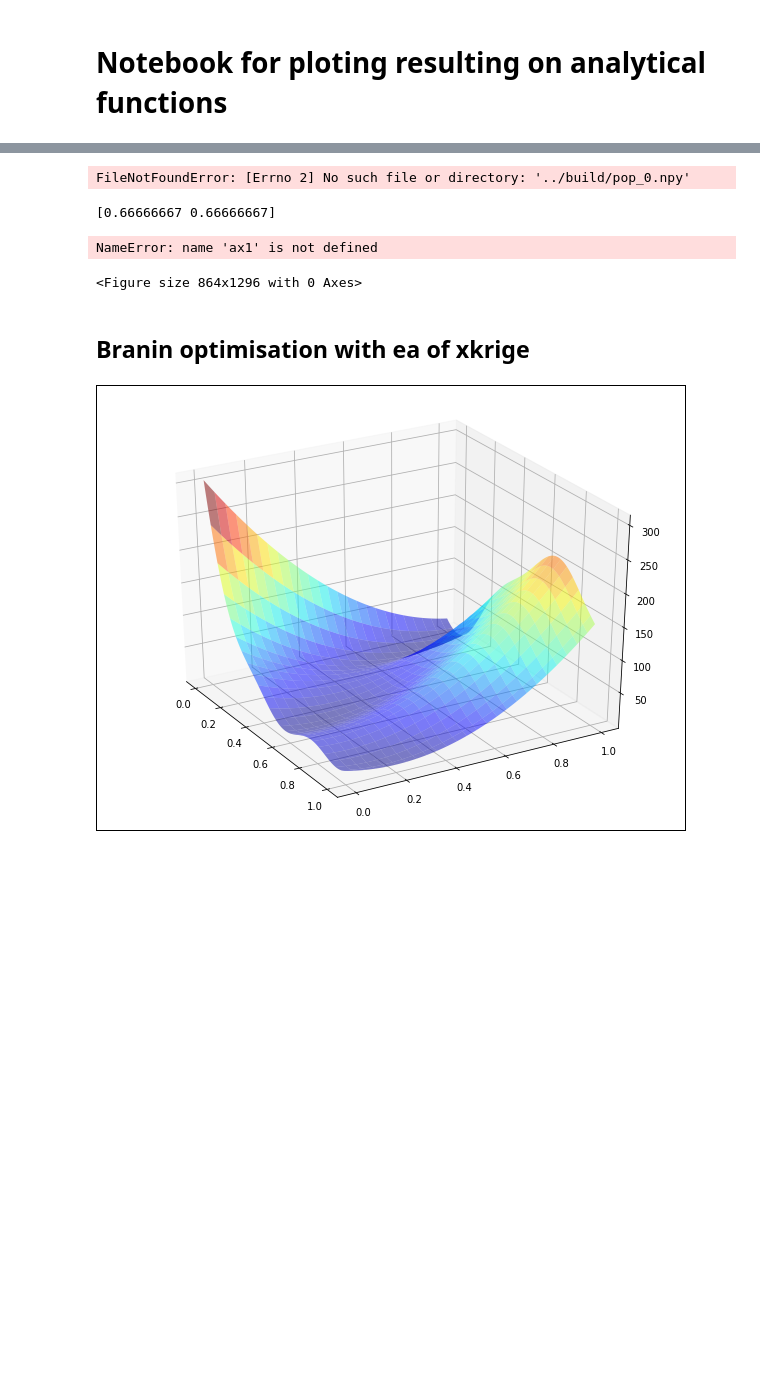
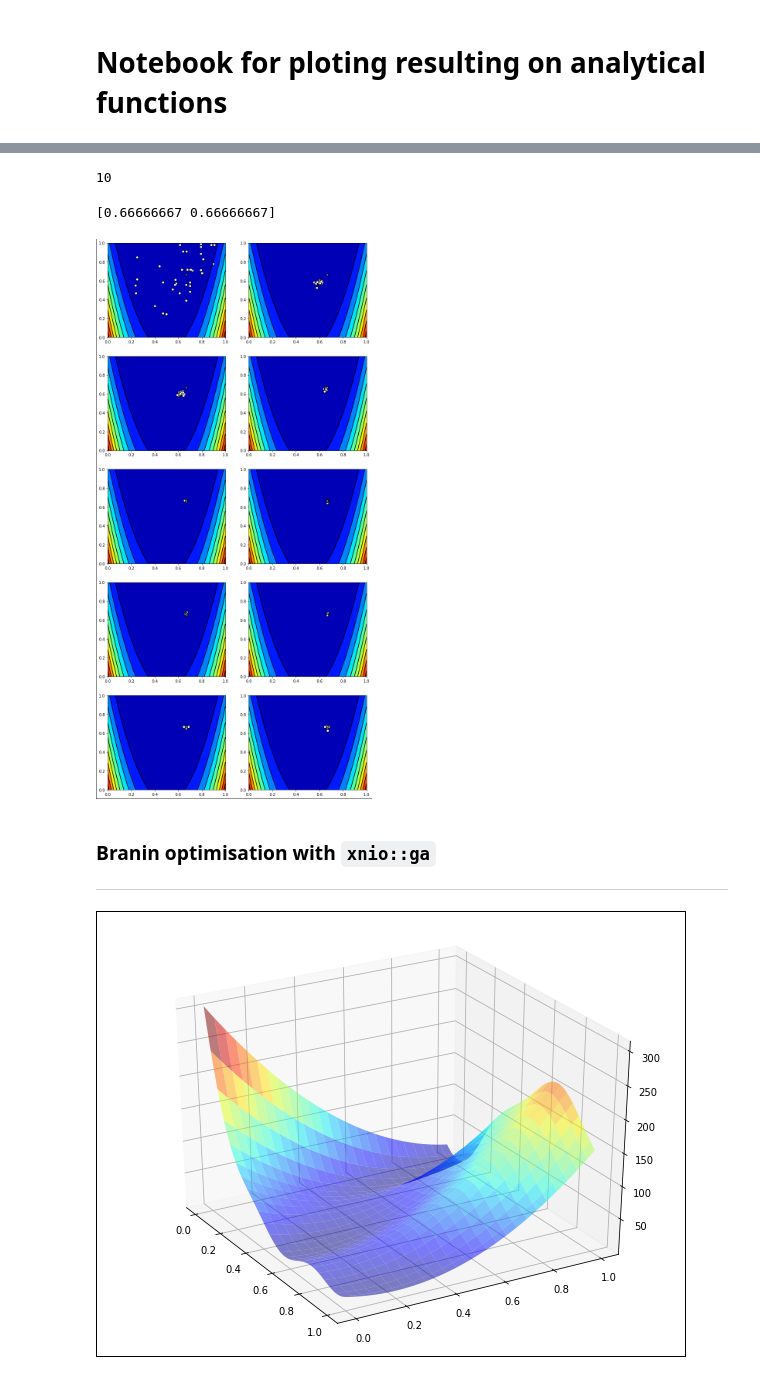
Before and after one commit to giorgosR/xevo, a Jupyter notebook: junbs/analytical_functions.ipynb, the cells around one changed output, grey strips where cells are left out. Saved outputs shown, nothing was run; the diff lists cells and outputs as text; code cells hidden in the pictures; blank space fills up the shorter version.

```diff
--- a/junbs/analytical_functions.ipynb
+++ b/junbs/analytical_functions.ipynb
@@ -76,49 +70,47 @@ plt.show()
 index = 0
 X = []
 for i in range(10):
-    X.append(np.load("../build/pop_%d.npy" %index))
-    index += 20
-X.append(np.load("../build/pop_199.npy"))
+    X.append(np.load("./output/rose_pop_%d.npy" %index))
+    index += 30
 print(len(X))
 # %% [output]
-FileNotFoundError: [Errno 2] No such file or directory: '../build/pop_0.npy'
+10
 # %%
 optim_X = np.array([1.0, 1.0])
 norm_optim_X = (optim_X + 3)/6.0
 print(norm_optim_X)
 contour_levels=10
-fig2 = plt.figure(figsize=(12, 18), facecolor='w', edgecolor='k',
+fig2 = plt.figure(figsize=(12, 26), facecolor='w', edgecolor='k',
                   linewidth= 2.0, frameon=True)
 for i in range(len(X)):
-    ax1 = fig2.add_subplot(5, 3, i+1)
+    ax1 = fig2.add_subplot(5, 2, i+1)
     cs = ax1.contour(X1, X2, Y, contour_levels, colors=('k',), origin='lower')
     cnt = ax1.contourf(X1, X2, Y, contour_levels, cmap=cm.jet, origin='lower')
     ax1.scatter(X[i][:, 0],
                 X[i][:, 1],
                 alpha=1., c='w', edgecolor="k", marker='o', s=40,
                 label='individuals')
     ax1.scatter([norm_optim_X[0]],
                 [norm_optim_X[1]],
-                alpha=1., c='w', edgecolor="k", marker='*', s=40,
+                alpha=1., c='w', edgecolor="k", marker='*', s=60,
                 label='optimum')
-axins = inset_axes(ax1,
-                   width="10%", # width = 10% of parent_bbox width
-                   height="300%", # height : 50%
-                   loc=6,
-                   bbox_to_anchor=(2.4, 2.5, 1, 1),
-                   bbox_transform=ax1.transAxes,
-                   borderpad=0)
+# axins = inset_axes(ax1,
+#                    width="10%", # width = 10% of parent_bbox width
+#                    height="300%", # height : 50%
+#                    loc=6,
+#                    bbox_to_anchor=(4.0, 2.5, 1, 1),
+#                    bbox_transform=ax1.transAxes,
+#                    borderpad=0)
 
-cbar = plt.colorbar(cnt, cax=axins)
+# cbar = plt.colorbar(cnt, cax=axins)
 #ca = fig2.colorbar(cnt, shrink=0.5, aspect=5)
 plt.show()
 # %% [output]
 [0.66666667 0.66666667]
-NameError: name 'ax1' is not defined
-<Figure size 864x1296 with 0 Axes>
+[figure, added]
-# %% [markdown]
-Branin optimisation with ea of xkrige
--------------------------------------------------------------
+# %% [markdown]
+### Branin optimisation with `xnio::ga`
+-------------------------------------------------------------
 # %%
 Y_branin = np.zeros((plotgrid, plotgrid), np.double)
 for i in range(plotgrid):
```
Also changed, not shown: parts of 6 cells of this notebook, 22 other files.
